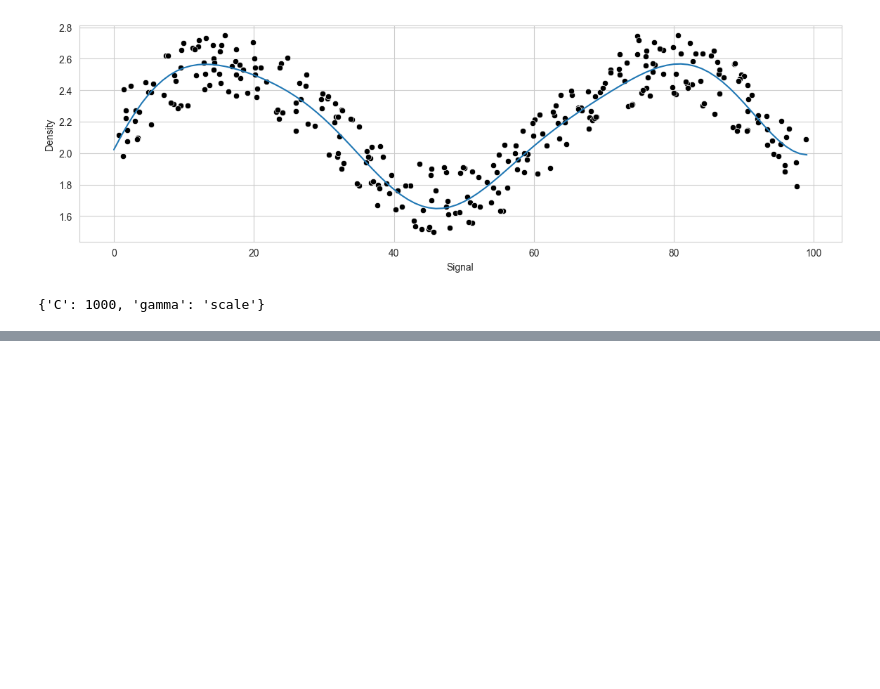
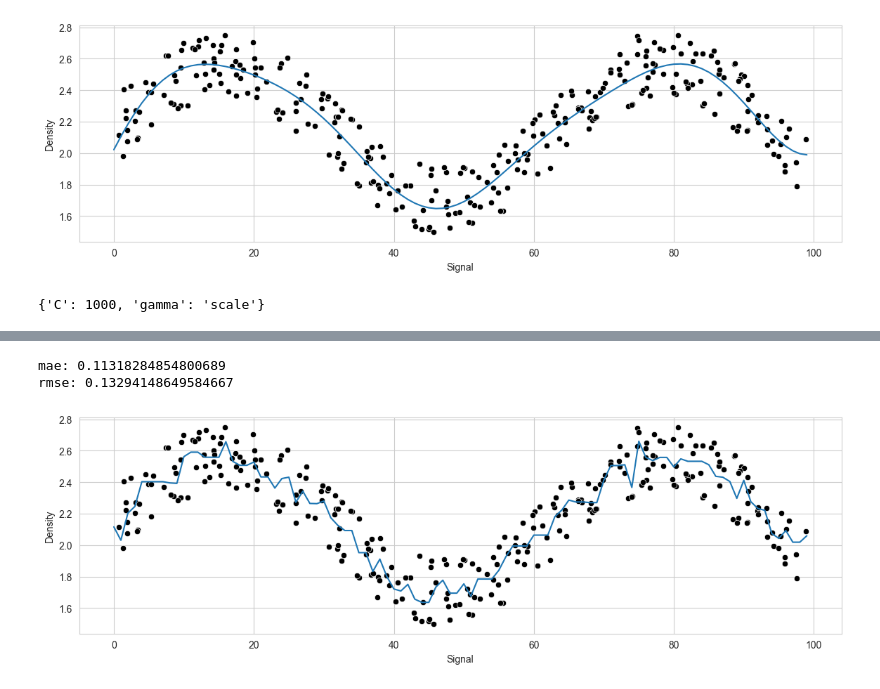
Before and after one commit to spiglebach/python-ml, a Jupyter notebook: 14_tree_based_methods/03_random_forest_regression.ipynb, the cells around one changed output, grey strips where cells are left out. Cells and saved outputs as stored; diff of their text form; code cells hidden in the pictures; blank space fills up the shorter version.

```diff
--- a/14_tree_based_methods/03_random_forest_regression.ipynb
+++ b/14_tree_based_methods/03_random_forest_regression.ipynb
@@ -129,0 +138,8 @@ rmse: 0.14526374891334545
+# %%
+from sklearn.ensemble import GradientBoostingRegressor
+gbr = GradientBoostingRegressor()
+run_model(gbr,x_train,y_train,x_test,y_test)
+# %% [output]
+mae: 0.11318284854800689
+rmse: 0.13294148649584667
+[figure, added]
```
Also changed, not shown: parts of 2 cells of this notebook.
